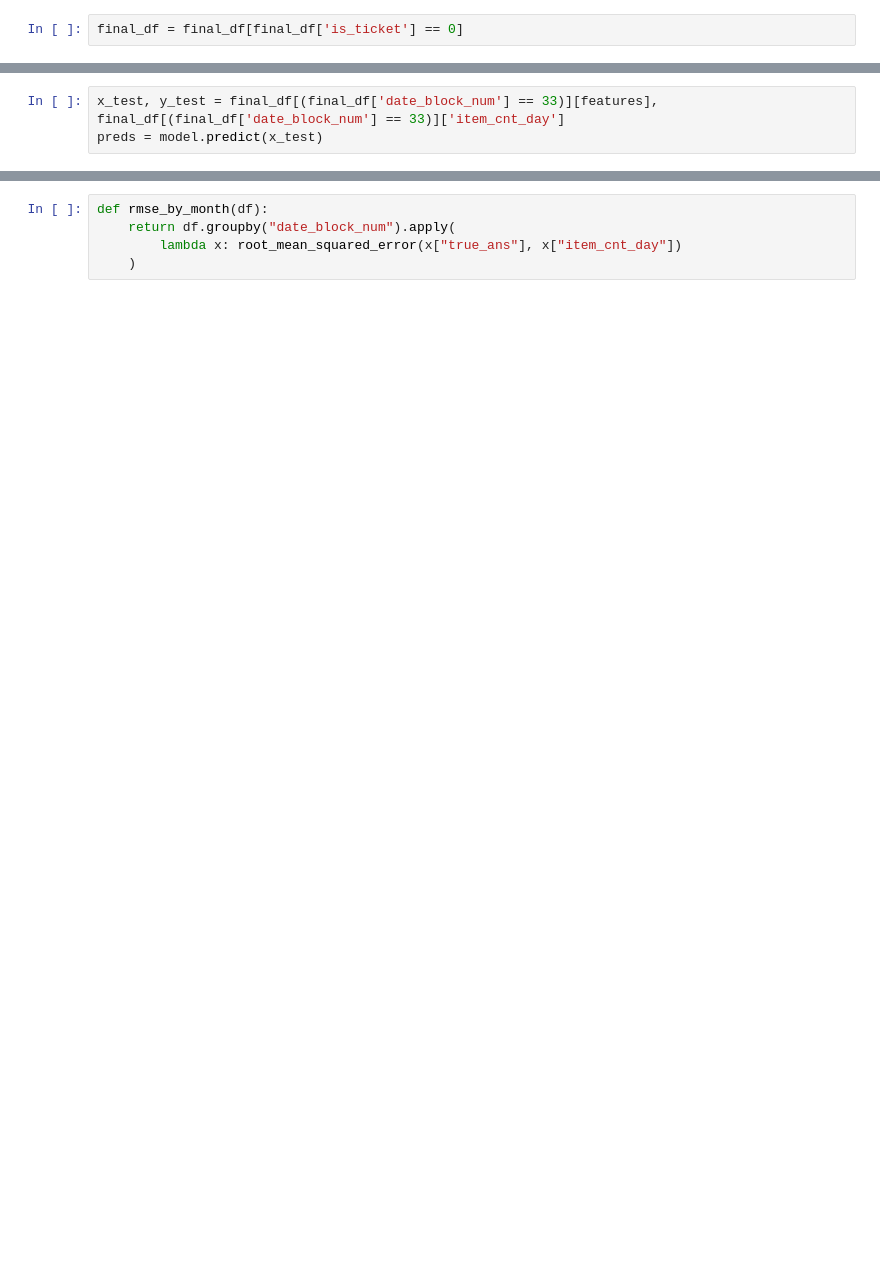
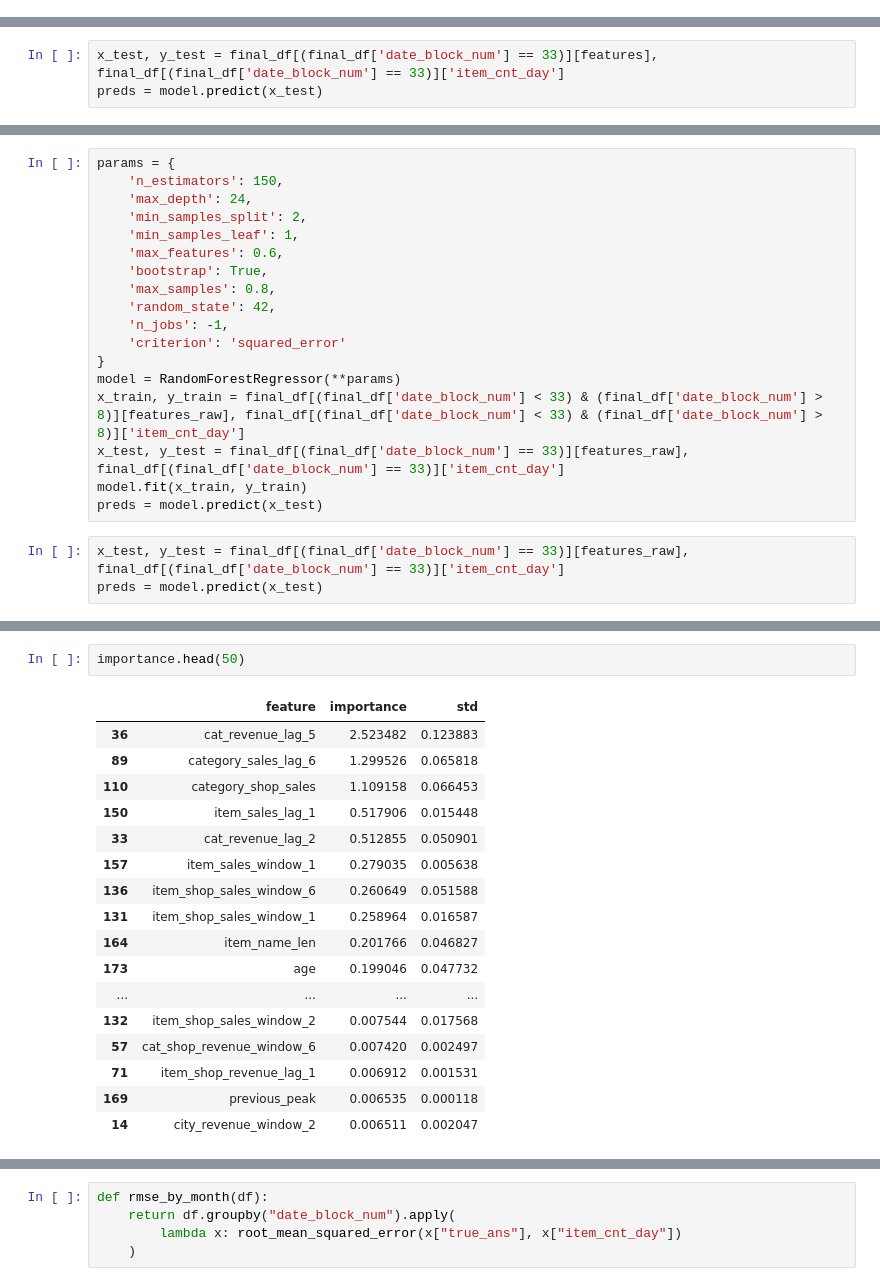
Before and after one commit to serega-maslo/Predict-Future-Sales, a Jupyter notebook: notebooks/random_forest.ipynb, the cells around one changed output, grey strips where cells are left out. Cells and saved outputs as stored; diff of their text form; blank space fills up the shorter version.

```diff
--- a/notebooks/random_forest.ipynb
+++ b/notebooks/random_forest.ipynb
@@ -409,5 +770,3 @@ final_df_copy = final_df.copy()
-# %%
-final_df = final_df[final_df['is_ticket'] == 0]
 # %%
 
 params = {'n_estimators': 150, 'max_depth': 150, 'min_samples_split': 2, 'min_samples_leaf': 1, 'max_features': 0.5, 'bootstrap': True, "random_state":0, "n_jobs":-1, 'criterion':"squared_error"}
@@ -679,3 +1329,24 @@ root_mean_squared_error(y_test, preds)
+# %%
+params = {
+    'n_estimators': 150,
+    'max_depth': 24,
+    'min_samples_split': 2,
+    'min_samples_leaf': 1,
+    'max_features': 0.6,
+    'bootstrap': True,
+    'max_samples': 0.8,
+    'random_state': 42,
+    'n_jobs': -1,
+    'criterion': 'squared_error'
+}
+model = RandomForestRegressor(**params)
+x_train, y_train = final_df[(final_df['date_block_num'] < 33) & (final_df['date_block_num'] > 8)][features_raw], final_df[(final_df['date_block_num'] < 33) & (final_df['date_block_num'] > 8)]['item_cnt_day']
+x_test, y_test = final_df[(final_df['date_block_num'] == 33)][features_raw], final_df[(final_df['date_block_num'] == 33)]['item_cnt_day']
+model.fit(x_train, y_train)
+preds = model.predict(x_test)
+# %%
+x_test, y_test = final_df[(final_df['date_block_num'] == 33)][features_raw], final_df[(final_df['date_block_num'] == 33)]['item_cnt_day']
+preds = model.predict(x_test)
 # %%
 result = permutation_importance(
     model,
@@ -731,0 +1403,20 @@ importance['feature'].tolist()
+# %%
+importance.head(50)
+# %% [output]
+|  | feature | importance | std |
+| 36 | cat_revenue_lag_5 | 2.523482 | 0.123883 |
+| 89 | category_sales_lag_6 | 1.299526 | 0.065818 |
+| 110 | category_shop_sales | 1.109158 | 0.066453 |
+| 150 | item_sales_lag_1 | 0.517906 | 0.015448 |
+| 33 | cat_revenue_lag_2 | 0.512855 | 0.050901 |
+| 157 | item_sales_window_1 | 0.279035 | 0.005638 |
+| 136 | item_shop_sales_window_6 | 0.260649 | 0.051588 |
+| 131 | item_shop_sales_window_1 | 0.258964 | 0.016587 |
+| 164 | item_name_len | 0.201766 | 0.046827 |
+| 173 | age | 0.199046 | 0.047732 |
+| ... | ... | ... | ... |
+| 132 | item_shop_sales_window_2 | 0.007544 | 0.017568 |
+| 57 | cat_shop_revenue_window_6 | 0.007420 | 0.002497 |
+| 71 | item_shop_revenue_lag_1 | 0.006912 | 0.001531 |
+| 169 | previous_peak | 0.006535 | 0.000118 |
+| 14 | city_revenue_window_2 | 0.006511 | 0.002047 |
```
Also changed, not shown: parts of 50 cells of this notebook.
